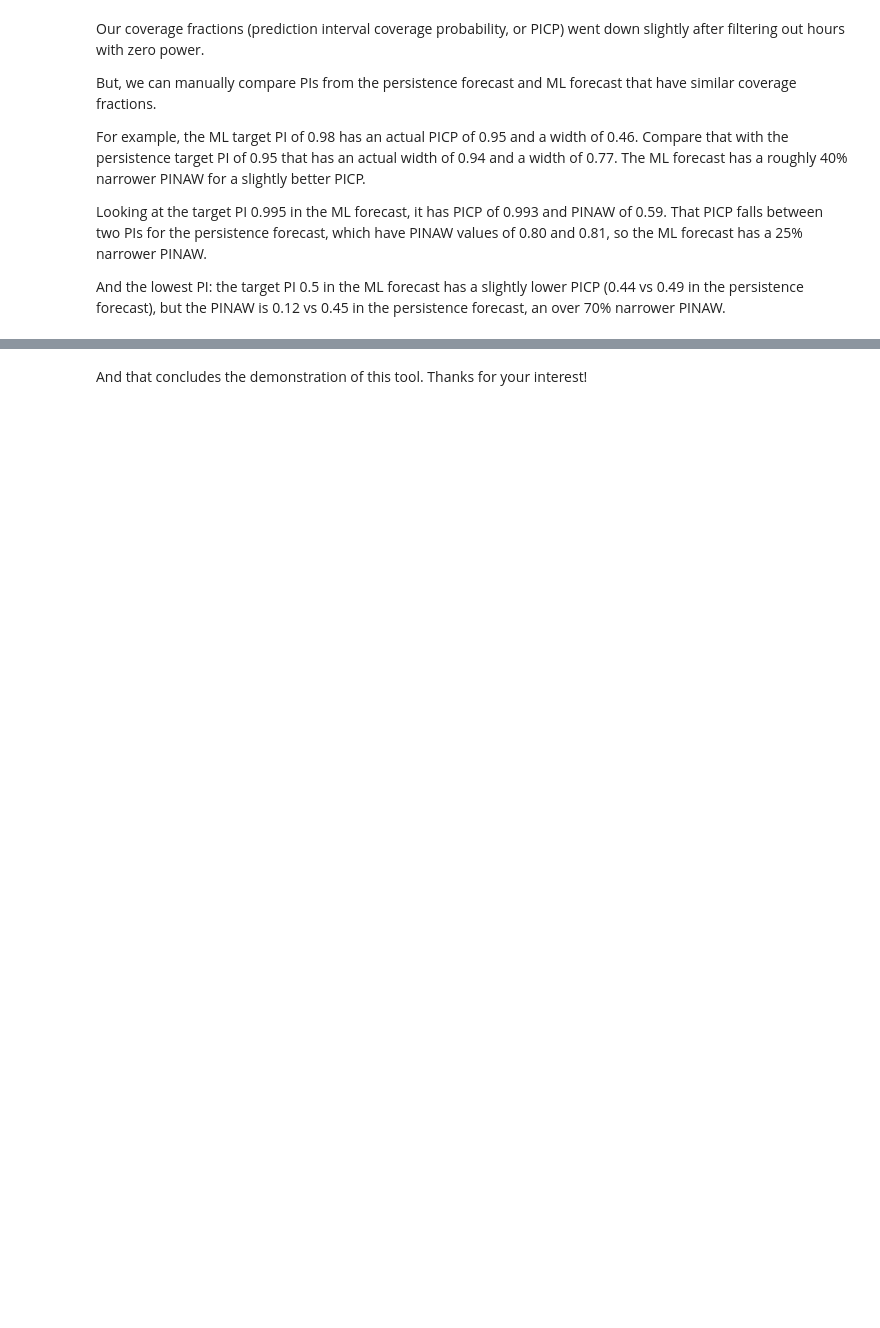
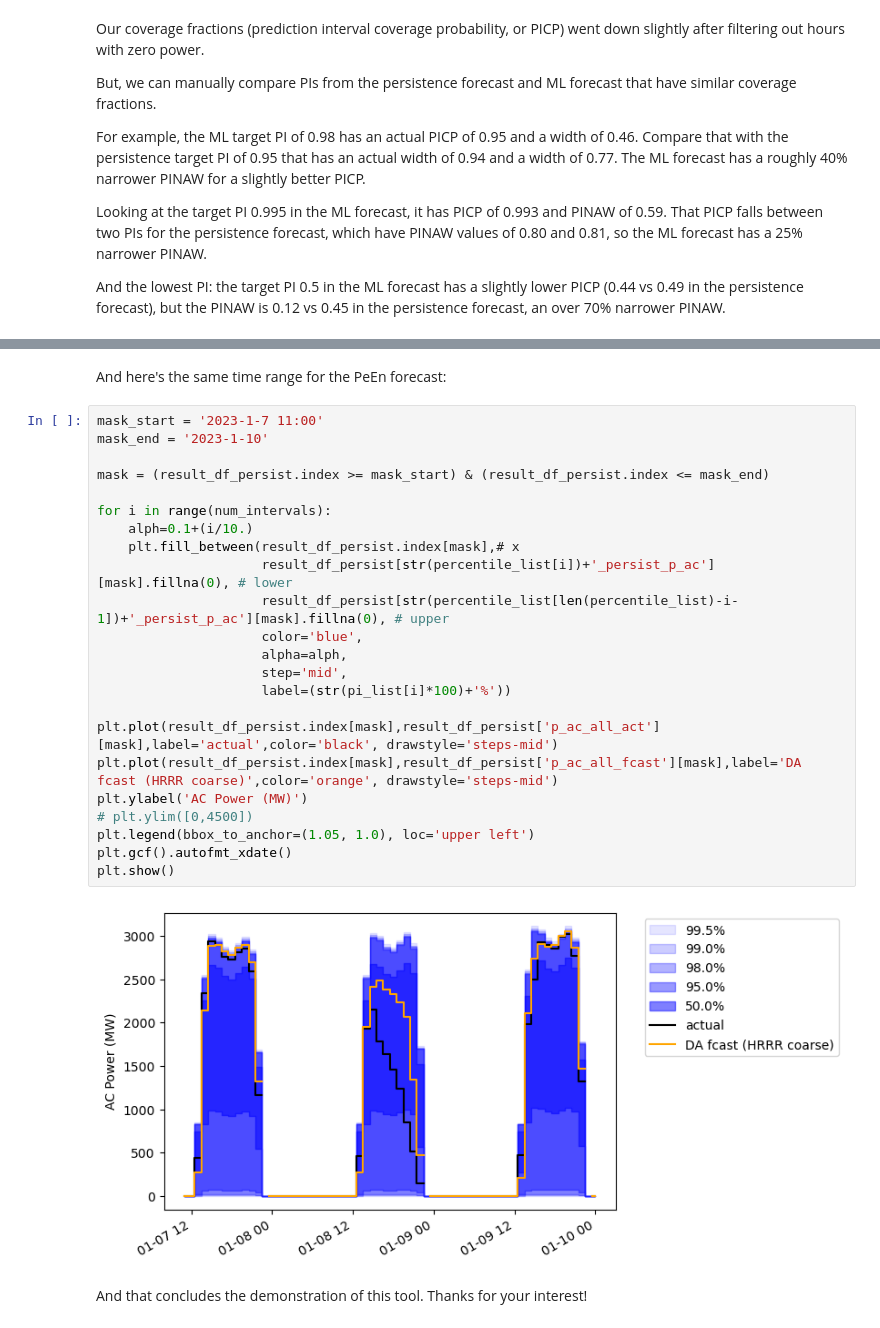
Before and after one commit to williamhobbs/solar-fleet-forecast-probability-tool, a Jupyter notebook: 12_compare_with_persistence_ensemble.ipynb, the cells around one changed output, grey strips where cells are left out. Drawn from its saved outputs; the diff is of its cells as text; blank space fills up the shorter version.

```diff
--- a/12_compare_with_persistence_ensemble.ipynb
+++ b/12_compare_with_persistence_ensemble.ipynb
@@ -226,2 +260,29 @@ And the lowest PI: the target PI 0.5 in the ML forecast has a slightly lower PIC
+# %% [markdown]
+And here's the same time range for the PeEn forecast:
+# %%
+mask_start = '2023-1-7 11:00'
+mask_end = '2023-1-10'
+
+mask = (result_df_persist.index >= mask_start) & (result_df_persist.index <= mask_end)
+
+for i in range(num_intervals):
+    alph=0.1+(i/10.)
+    plt.fill_between(result_df_persist.index[mask],# x
+                     result_df_persist[str(percentile_list[i])+'_persist_p_ac'][mask].fillna(0), # lower
+                     result_df_persist[str(percentile_list[len(percentile_list)-i-1])+'_persist_p_ac'][mask].fillna(0), # upper
+                     color='blue',
+                     alpha=alph,
+                     step='mid',
+                     label=(str(pi_list[i]*100)+'%'))
+
+plt.plot(result_df_persist.index[mask],result_df_persist['p_ac_all_act'][mask],label='actual',color='black', drawstyle='steps-mid')
+plt.plot(result_df_persist.index[mask],result_df_persist['p_ac_all_fcast'][mask],label='DA fcast (HRRR coarse)',color='orange', drawstyle='steps-mid')
+plt.ylabel('AC Power (MW)')
+# plt.ylim([0,4500])
+plt.legend(bbox_to_anchor=(1.05, 1.0), loc='upper left')
+plt.gcf().autofmt_xdate()
+plt.show()
+# %% [output]
+[figure, added]
 # %% [markdown]
 And that concludes the demonstration of this tool. Thanks for your interest!
```
Also changed, not shown: parts of 9 cells of this notebook.
